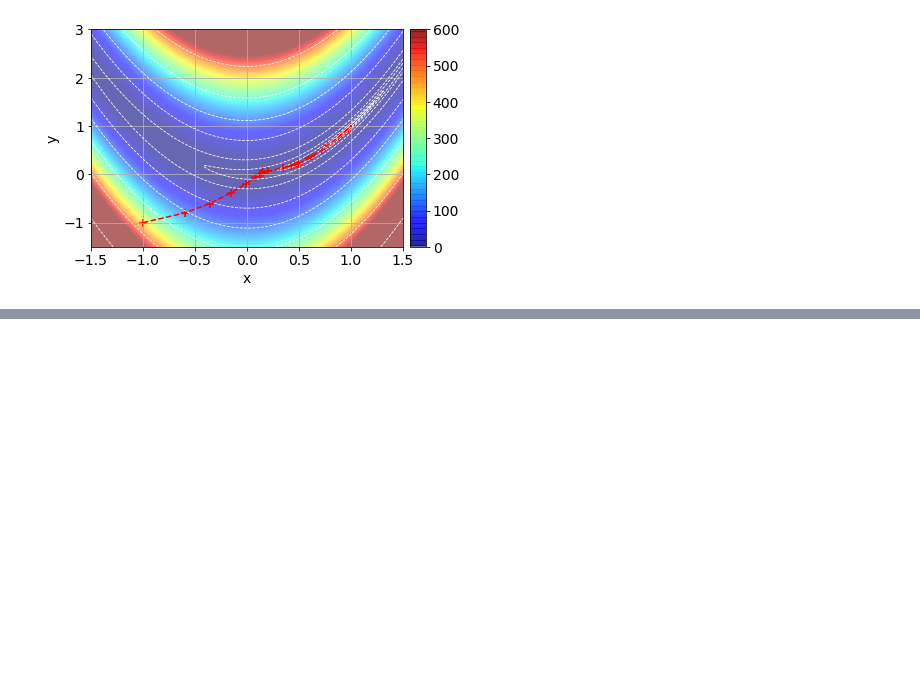
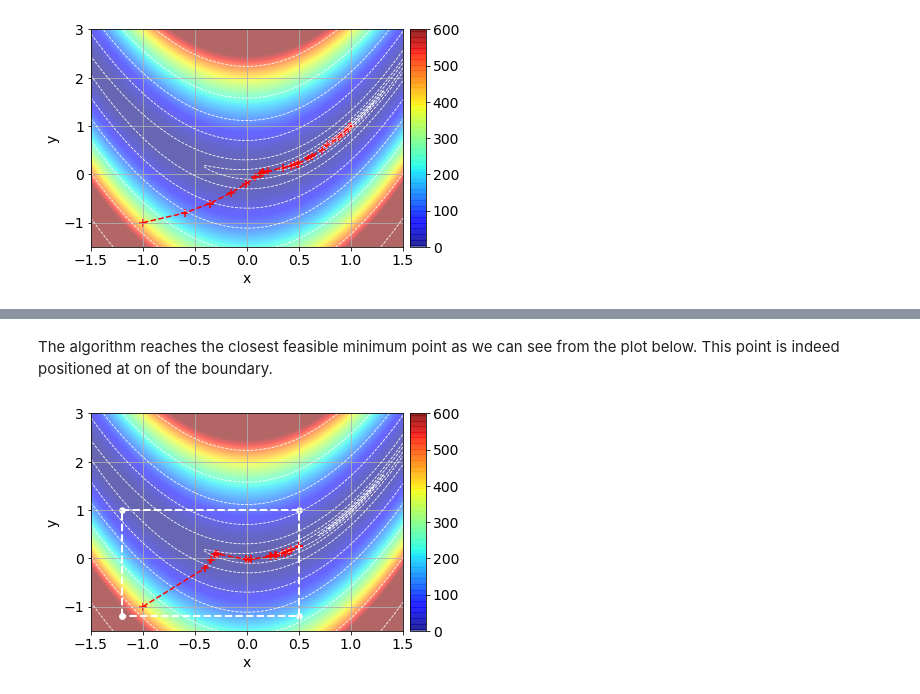
Before and after one commit to fpicetti/occamypy, a Jupyter notebook: tutorials/Rosenbrock.ipynb, the cells around one changed output, grey strips where cells are left out. Saved outputs shown, nothing was run; the diff lists cells and outputs as text; code cells hidden in the pictures; blank space fills up the shorter version.

```diff
--- a/tutorials/Rosenbrock.ipynb
+++ b/tutorials/Rosenbrock.ipynb
@@ -403,0 +528,27 @@ plt.show()
+# %% [markdown]
+The algorithm reaches the closest feasible minimum point as we can see from the plot below. This point is indeed positioned at on of the boundary.
+# %%
+fig, ax = plt.subplots()
+plt.scatter(x_smpld, y_smpld, color='red', s=50, marker="+")
+plt.plot(x_smpld, y_smpld, "--", color='red')
+plt.scatter(bounds_points_x, bounds_points_y, marker="o", color='w', s=30)
+plt.plot(bounds_points_x, bounds_points_y, "--", color='w', linewidth=2)
+im = plt.imshow(obj_ros.plot().T, cmap='jet', alpha=.6,
+                vmin=0.0, vmax=600, extent=[1.5,-1.5,-1.5,3.0])
+plt.xlabel("x")
+plt.ylabel("y")
+plt.grid()
+cs = plt.contour(obj_ros.plot().T,
+                 levels=[0.05,0.1,0.5,2,10,50,125,250,500,1000],
+                 extent=[-1.5,1.5,3.0,-1.5],
+                 colors="white",
+                 linewidths=(0.8,),
+                 linestyles='--')
+plt.gca().invert_xaxis()
+divider = make_axes_locatable(ax)
+cax = divider.append_axes("right", size="5%", pad=0.1)
+plt.colorbar(im, cax=cax)
+ax.set_aspect('auto')
+plt.show()
+# %% [output]
+[figure, added]
```
Also changed, not shown: parts of 17 cells of this notebook, 1 other file.
